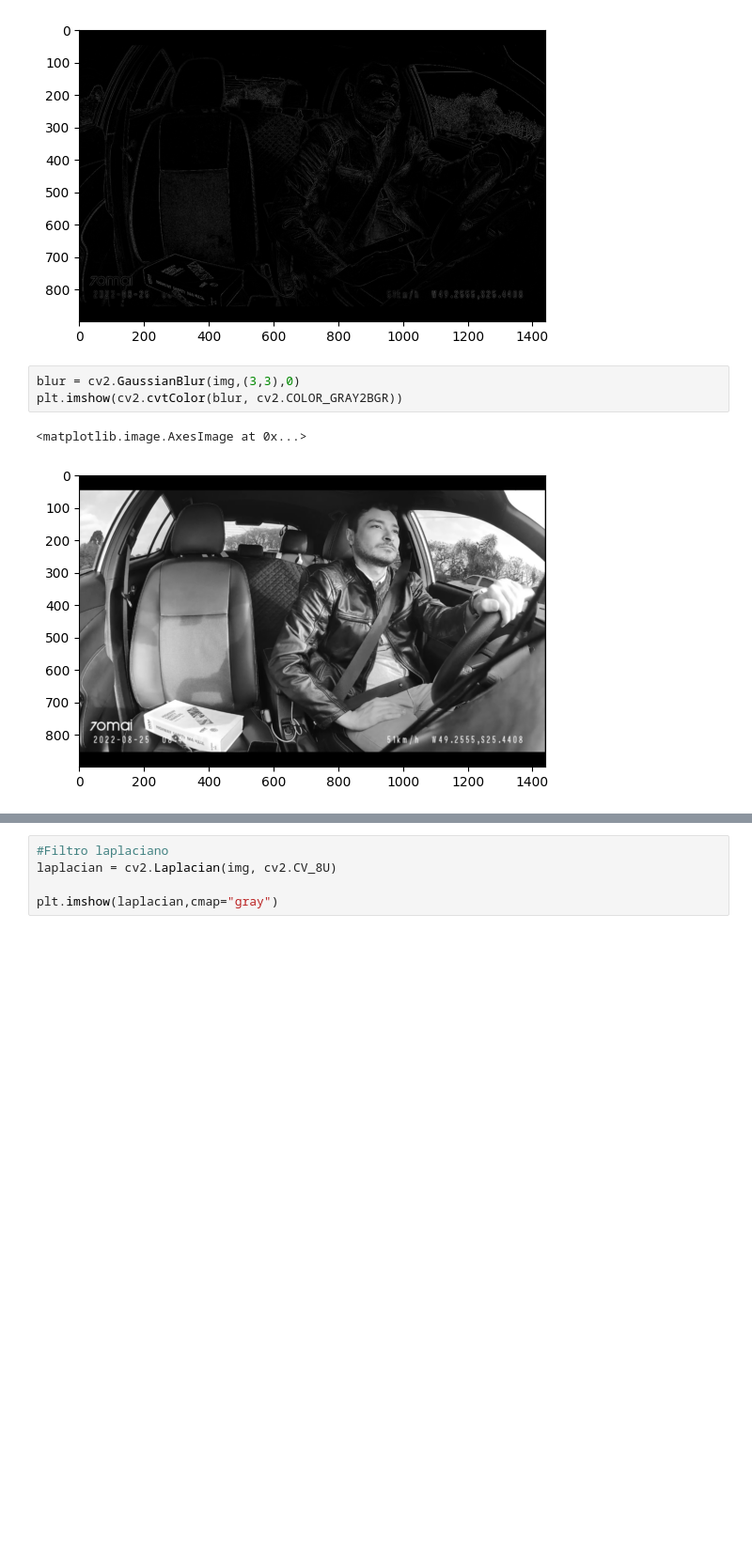
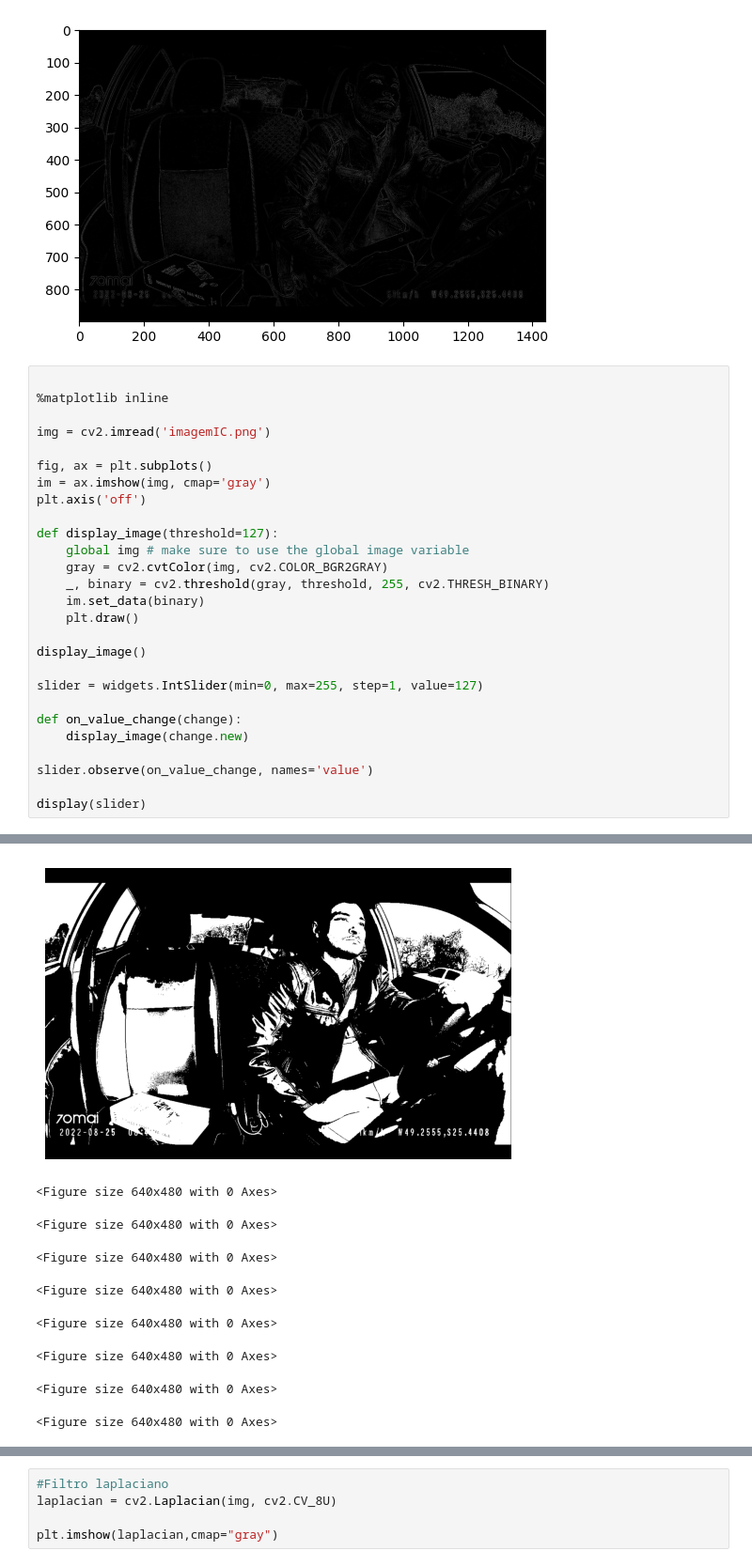
Before and after one commit to inaies/TA1_visao, a Jupyter notebook: main.ipynb, the cells around one changed output, grey strips where cells are left out. Shown at 94% size. Drawn from its saved outputs; the diff is of its cells as text; blank space fills up the shorter version.

```diff
--- a/main.ipynb
+++ b/main.ipynb
@@ -32,9 +38,31 @@ plt.imshow(cv2.cvtColor(sub,cv2.COLOR_GRAY2BGR))
 # %% [output]
 <matplotlib.image.AxesImage at 0x...>
 [figure]
-# %%
-blur = cv2.GaussianBlur(img,(3,3),0)
-plt.imshow(cv2.cvtColor(blur, cv2.COLOR_GRAY2BGR))
-# %% [output]
-<matplotlib.image.AxesImage at 0x...>
-[figure, removed]
+# %%
+
+%matplotlib inline
+
+img = cv2.imread('imagemIC.png')
+
+fig, ax = plt.subplots()
+im = ax.imshow(img, cmap='gray')
+plt.axis('off')
+
+def display_image(threshold=127):
+    global img # make sure to use the global image variable
+    gray = cv2.cvtColor(img, cv2.COLOR_BGR2GRAY)
+    _, binary = cv2.threshold(gray, threshold, 255, cv2.THRESH_BINARY)
+    im.set_data(binary)
+    plt.draw()
+
+display_image()
+
+slider = widgets.IntSlider(min=0, max=255, step=1, value=127)
+
+def on_value_change(change):
+    display_image(change.new)
+
+slider.observe(on_value_change, names='value')
+
+display(slider)
+# %% [output]
@@ -41,3 +70,12 @@ plt.imshow(cv2.cvtColor(blur, cv2.COLOR_GRAY2BGR))
+[figure, added]
+<Figure size 640x480 with 0 Axes>
+<Figure size 640x480 with 0 Axes>
+<Figure size 640x480 with 0 Axes>
+<Figure size 640x480 with 0 Axes>
+<Figure size 640x480 with 0 Axes>
+<Figure size 640x480 with 0 Axes>
+<Figure size 640x480 with 0 Axes>
+<Figure size 640x480 with 0 Axes>
 # %%
 sobelx = cv2.Sobel(img, cv2.CV_64F, 1, 0, ksize=3)
 sobely = cv2.Sobel(img, cv2.CV_64F, 0, 1, ksize=3)
```
Also changed, not shown: parts of 5 cells of this notebook.
